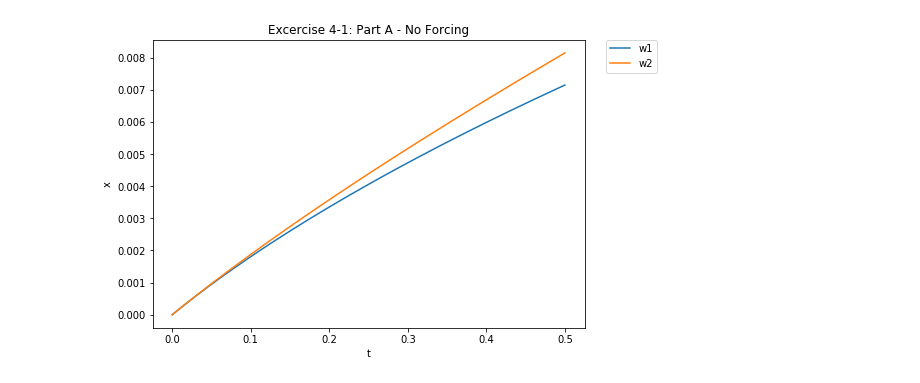
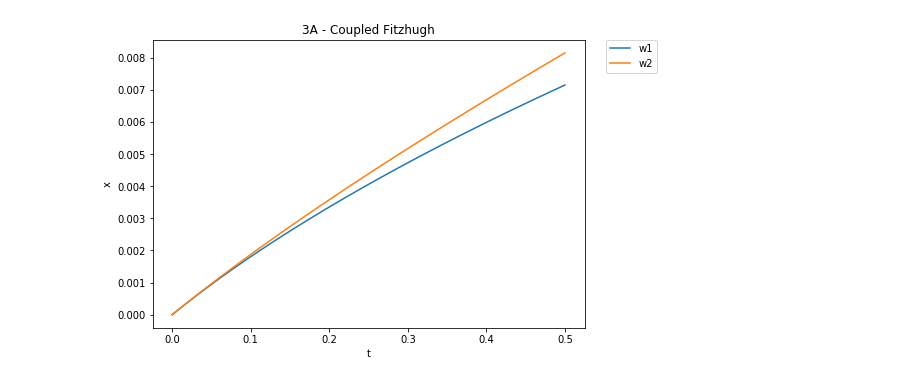
Before and after one commit to sspiel4/AMATH-581, a Jupyter notebook: hw1/3A_b Fitzhugh Nuerons - with plots.ipynb, the cells around one changed output. Saved outputs shown, nothing was run; the diff lists cells and outputs as text; code cells hidden in the pictures.

```diff
--- a/hw1/3A_b Fitzhugh Nuerons - with plots.ipynb
+++ b/hw1/3A_b Fitzhugh Nuerons - with plots.ipynb
@@ -338,23 +338,23 @@ A15 = np.c_[wsol[:,0:1],wsol[:,2:3],wsol[:,1:2],wsol[:,3:4]]
 # %%
 #create figure object
 fig = plt.figure()
 
 #plot each set of y values with respect to time
 ax = fig.add_axes([0,0,1,1])
 
 #ax.plot(t,wsol[:,0:1], label = 'v1')
 #ax.plot(t,wsol[:,2:3], label = 'v2')
 ax.plot(t,wsol[:,1:2], label = 'w1')
 ax.plot(t,wsol[:,3:4], label = 'w2')
 
 #title axis
 ax.set_xlabel('t')
 ax.set_ylabel('x')
-ax.set_title('Excercise 4-1: Part A - No Forcing')
+ax.set_title('3A - Coupled Fitzhugh')
 
 #include legend
 plt.legend(bbox_to_anchor=(1.05, 1), loc=2, borderaxespad=0.)
 
 plt.show()
 # %% [output]
-[figure, old version]
+[figure, new version]
```
Also changed, not shown: parts of 4 cells of this notebook, 4 other files.
